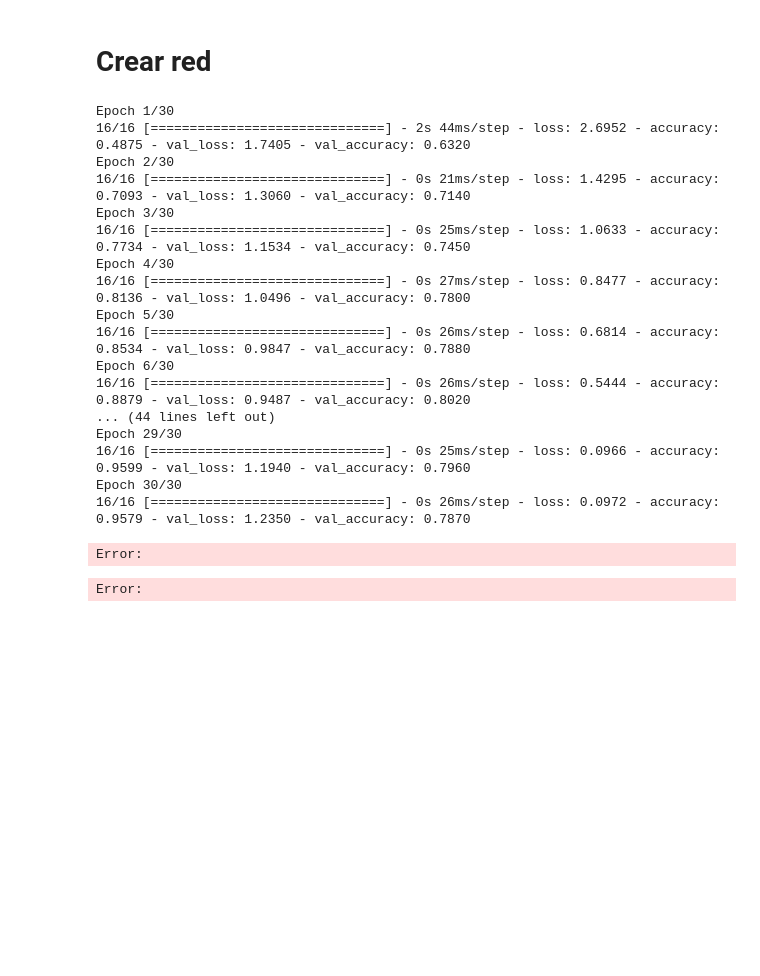
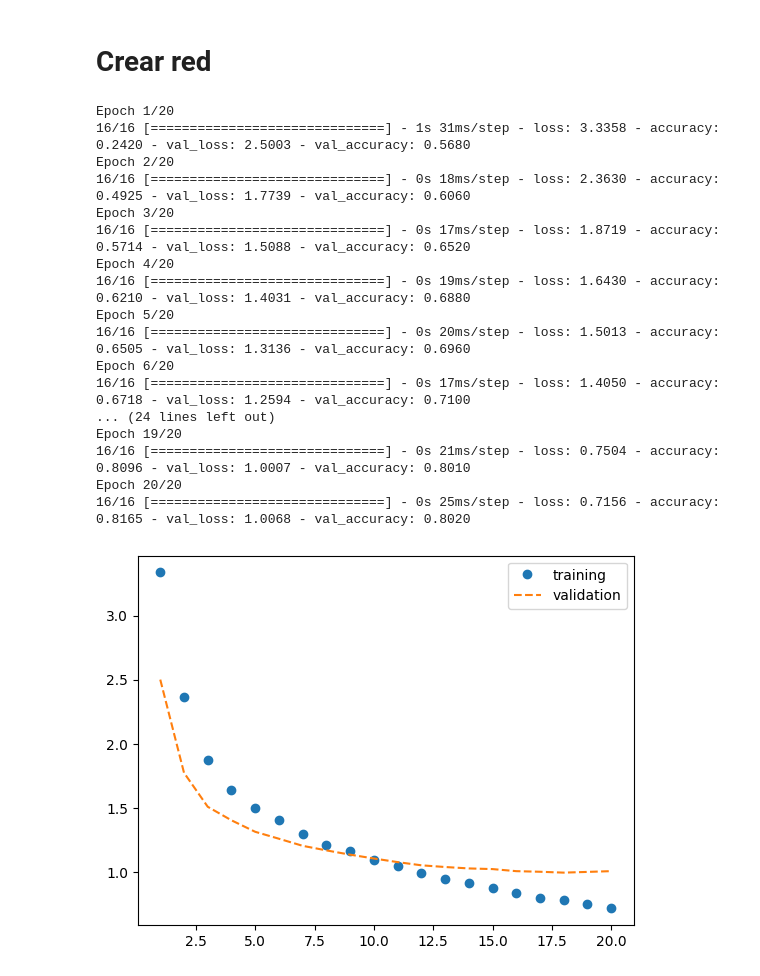
Before and after one commit to rogerreys/redes_neuronales, a Jupyter notebook: 13_clasificacion_multiple.ipynb, the cells around one changed output. Saved outputs shown, nothing was run; the diff lists cells and outputs as text; code cells hidden in the pictures; blank space fills up the shorter version.

```diff
--- a/13_clasificacion_multiple.ipynb
+++ b/13_clasificacion_multiple.ipynb
@@ -72,9 +75,12 @@ array([0., 0., 0., 0., 1., 0., 0., 0., 0., 0., 0., 0., 0., 0., 0., 0., 0.,
 # %% [markdown]
 # Crear red
 # %%
+from keras import regularizers
 model1 = models.Sequential()
-model1.add(layers.Dense(64, activation='relu', input_shape=(10000,)))
-model1.add(layers.Dense(64, activation='relu', input_shape=(10000,)))
+model1.add(layers.Dense(64, activation='relu', input_shape=(10000,))) # kernel_regularizer=regularizers.l1(0.001)))
+model1.add(layers.Dropout(0.5))
+model1.add(layers.Dense(64, activation='relu', input_shape=(10000,))) # kernel_regularizer=regularizers.l1(0.001)))
+model1.add(layers.Dropout(0.5))
 model1.add(layers.Dense(46, activation='softmax')) # softmax -> usado para clasificacion multiple
 
 model1.compile(optimizer="rmsprop",
@@ -89,37 +95,36 @@ partial_y_train = y_train[1000:]
 # %%
 # Entrenamiento de modelo
 history = model1.fit(partial_x_train, partial_y_train,
-                    epochs=30,                          # Iteraciones
+                    epochs=20,                          # Iteraciones
                     batch_size=512,                     # lotes de datos
                     validation_data=(x_val, y_val))
 # %% [output]
-Epoch 1/30
-16/16 [==============================] - 2s 44ms/step - loss: 2.6952 - accuracy: 0.4875 - val_loss: 1.7405 - val_accuracy: 0.6320
-Epoch 2/30
-16/16 [==============================] - 0s 21ms/step - loss: 1.4295 - accuracy: 0.7093 - val_loss: 1.3060 - val_accuracy: 0.7140
-Epoch 3/30
-16/16 [==============================] - 0s 25ms/step - loss: 1.0633 - accuracy: 0.7734 - val_loss: 1.1534 - val_accuracy: 0.7450
-Epoch 4/30
-16/16 [==============================] - 0s 27ms/step - loss: 0.8477 - accuracy: 0.8136 - val_loss: 1.0496 - val_accuracy: 0.7800
-Epoch 5/30
-16/16 [==============================] - 0s 26ms/step - loss: 0.6814 - accuracy: 0.8534 - val_loss: 0.9847 - val_accuracy: 0.7880
-Epoch 6/30
-16/16 [==============================] - 0s 26ms/step - loss: 0.5444 - accuracy: 0.8879 - val_loss: 0.9487 - val_accuracy: 0.8020
-... (44 lines left out)
-Epoch 29/30
-16/16 [==============================] - 0s 25ms/step - loss: 0.0966 - accuracy: 0.9599 - val_loss: 1.1940 - val_accuracy: 0.7960
-Epoch 30/30
-16/16 [==============================] - 0s 26ms/step - loss: 0.0972 - accuracy: 0.9579 - val_loss: 1.2350 - val_accuracy: 0.7870
+Epoch 1/20
+16/16 [==============================] - 1s 31ms/step - loss: 3.3358 - accuracy: 0.2420 - val_loss: 2.5003 - val_accuracy: 0.5680
+Epoch 2/20
+16/16 [==============================] - 0s 18ms/step - loss: 2.3630 - accuracy: 0.4925 - val_loss: 1.7739 - val_accuracy: 0.6060
+Epoch 3/20
+16/16 [==============================] - 0s 17ms/step - loss: 1.8719 - accuracy: 0.5714 - val_loss: 1.5088 - val_accuracy: 0.6520
+Epoch 4/20
+16/16 [==============================] - 0s 19ms/step - loss: 1.6430 - accuracy: 0.6210 - val_loss: 1.4031 - val_accuracy: 0.6880
+Epoch 5/20
+16/16 [==============================] - 0s 20ms/step - loss: 1.5013 - accuracy: 0.6505 - val_loss: 1.3136 - val_accuracy: 0.6960
+Epoch 6/20
+16/16 [==============================] - 0s 17ms/step - loss: 1.4050 - accuracy: 0.6718 - val_loss: 1.2594 - val_accuracy: 0.7100
+... (24 lines left out)
+Epoch 19/20
+16/16 [==============================] - 0s 21ms/step - loss: 0.7504 - accuracy: 0.8096 - val_loss: 1.0007 - val_accuracy: 0.8010
+Epoch 20/20
+16/16 [==============================] - 0s 25ms/step - loss: 0.7156 - accuracy: 0.8165 - val_loss: 1.0068 - val_accuracy: 0.8020
 # %%
 history_dict = history.history
 loss_values = history_dict['loss']
 val_loss_values = history_dict['val_loss']
 
 epoch = range(1, len(history_dict['loss'])+1)
 plt.plot(epoch, history_dict['loss'], 'o', label='training')
-plt.plot(epoch, val_loss_values, '--',label='val')
+plt.plot(epoch, val_loss_values, '--',label='validation')
 plt.legend()
 plt.show()
 # %% [output]
-Error:
-Error:
+[figure, added]
```
Also changed, not shown: parts of 7 cells of this notebook.
